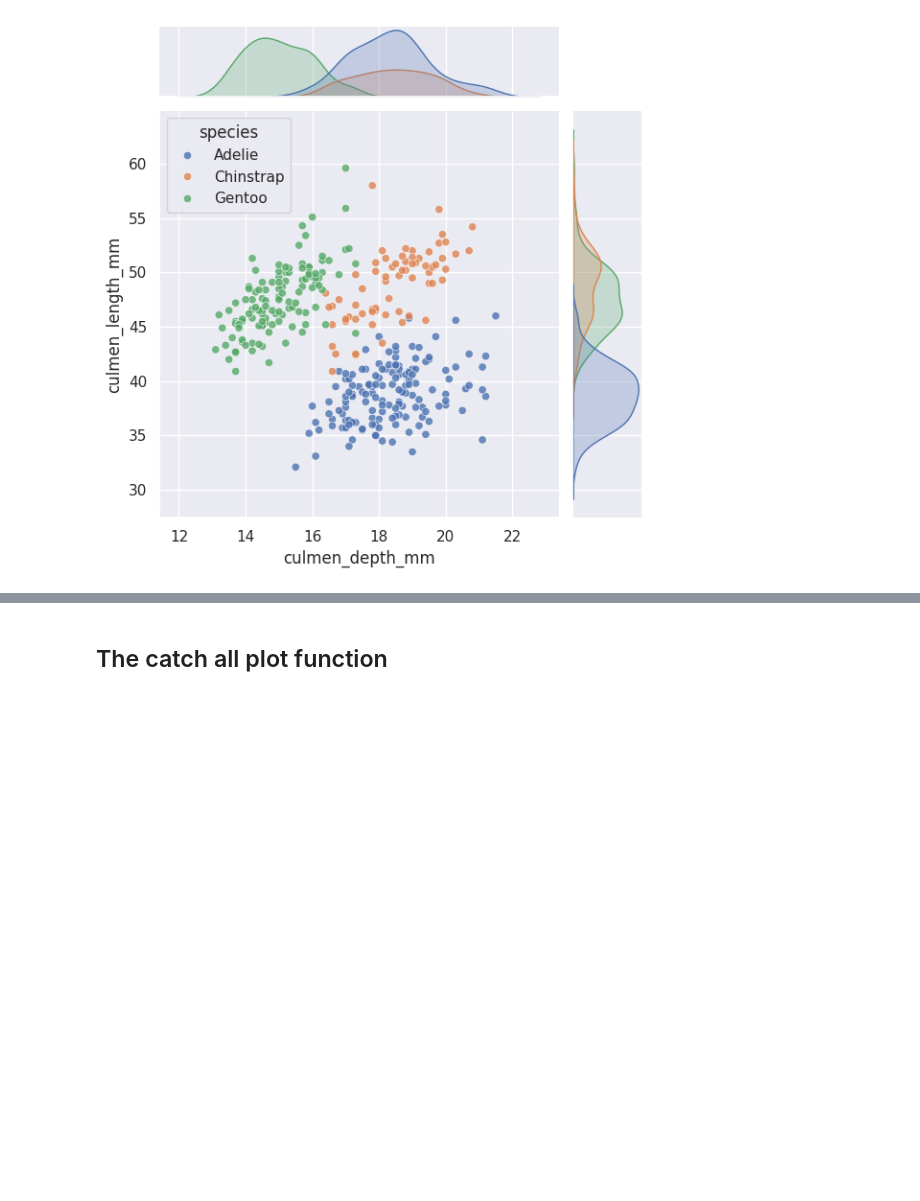
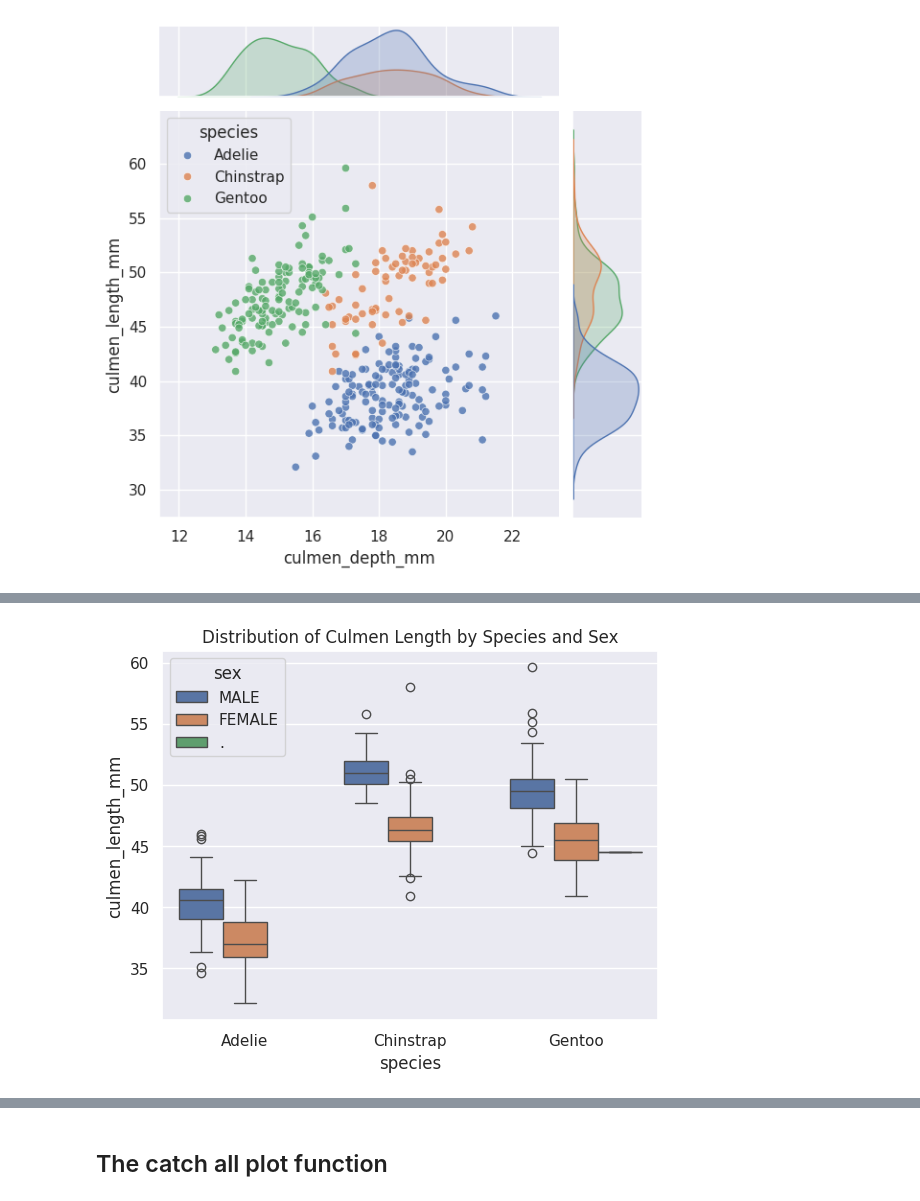
Before and after one commit to tsunar2002/ds-fall-2025-tue, a Jupyter notebook: Week-03-EDA-and-Dashboards/Lecture_penguins.ipynb, the cells around one changed output, grey strips where cells are left out. Cells and saved outputs as stored; diff of their text form; code cells hidden in the pictures; blank space fills up the shorter version.

Commit message:
replaced `pd.get_dummies` with box & violin plots

```diff
--- a/Week-03-EDA-and-Dashboards/Lecture_penguins.ipynb
+++ b/Week-03-EDA-and-Dashboards/Lecture_penguins.ipynb
@@ -376,0 +388,5 @@ sns.jointplot(data=df, x='culmen_depth_mm', y='culmen_length_mm', hue='species',
+# %%
+ax = sns.boxplot(data=df, x='species', y='culmen_length_mm', hue='sex');
+ax.set_title("Distribution of Culmen Length by Species and Sex");
+# %% [output]
+[figure, added]
```
Also changed, not shown: parts of 10 cells of this notebook.
